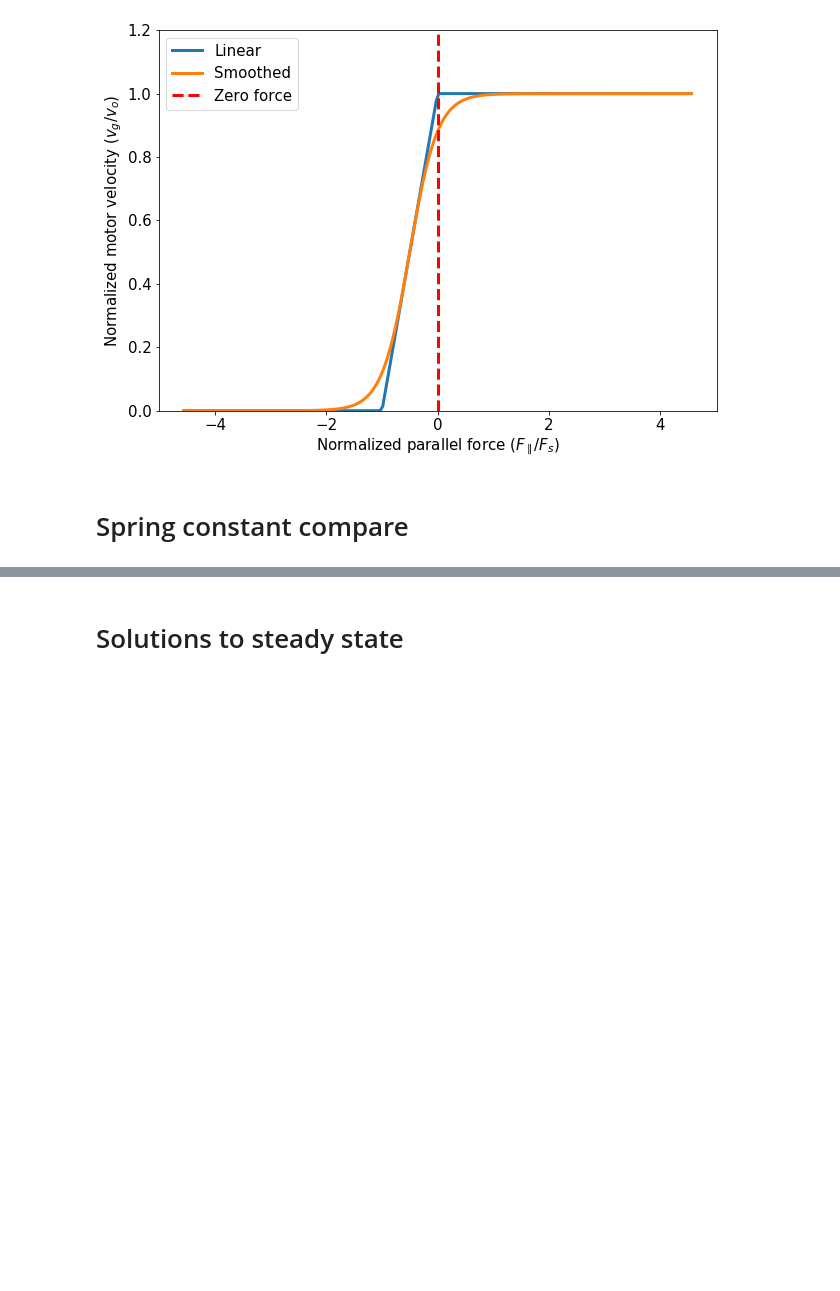
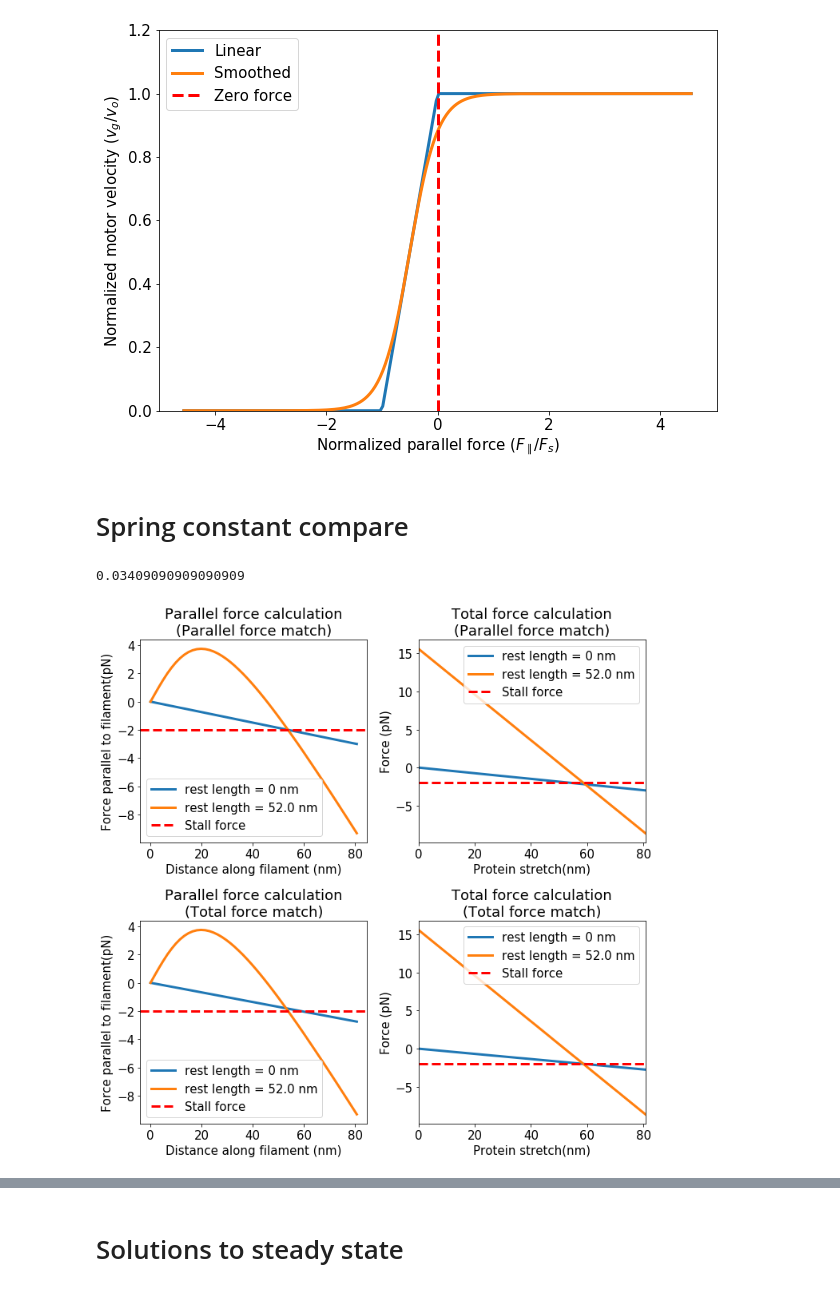
Before and after one commit to lamsoa729/FoXlink, a Jupyter notebook: notebooks/fokker_planck_misc.ipynb, the cells around one changed output, grey strips where cells are left out. Saved outputs shown, nothing was run; the diff lists cells and outputs as text; code cells hidden in the pictures; blank space fills up the shorter version.

```diff
--- a/notebooks/fokker_planck_misc.ipynb
+++ b/notebooks/fokker_planck_misc.ipynb
@@ -123,6 +123,60 @@ def get_nzrl_parallel_force(x, ks, ho, sep):
 # %%
 def get_nzrl_force(h, ks, ho):
     return -1.*ks*(h-ho)
+# %%
+#print(ks)
+ks_new1 = 0.03715512882326001
+ks_new2 = get_zrl_spring_const(ks, fs, ho, sep)
+#print("Matching distance along filament for parallel:", fs/ks_new1)
+#print("Matching distance for parallel:", np.sqrt((fs/ks_new1)**2+sep**2))
+#print(get_zrl_parallel_force(fs/ks_new1, ks, ho, sep))
+
+x = np.linspace(0,1.5*fs/ks_new1, 50)
+
+fig, axarr = plt.subplots(2,2,figsize=(10,10))
+axarr[0,0].plot(x, -ks_new1*x, label='rest length = 0 nm')
+axarr[0,0].plot(x, get_nzrl_parallel_force(x,ks,ho,sep), label="rest length = {} nm".format(ho))
+axarr[0,0].axhline(y=-fs, color='r', linestyle='--', label="Stall force")
+axarr[0,0].set_xlabel('Distance along filament (nm)')
+axarr[0,0].set_ylabel('Force parallel to filament(pN)')
+axarr[0,0].set_title('Parallel force calculation\n(Parallel force match)')
+axarr[0,0].legend()
+
+axarr[0,1].plot(x, -ks_new1*x, label='rest length = 0 nm')
+axarr[0,1].plot(x, get_nzrl_force(x,ks,ho), label="rest length = {} nm".format(ho))
+axarr[0,1].axhline(y=-fs, color='r', linestyle='--', label="Stall force")
+axarr[0,1].set_xlabel('Protein stretch(nm)')
+axarr[0,1].set_ylabel('Force (pN)')
+axarr[0,1].set_title('Total force calculation\n(Parallel force match)')
+axarr[0,1].set_xlim(0,1.5*fs/ks_new1)
+axarr[0,1].legend()
+#axarr[0].set_ylim(-5, 0)
+
+
+print(ks_new2)
+#print("Matching distance along filament for parallel:", np.sqrt((fs/ks_new1)**2 - sep**2))
+#print("Matching distance for general:", fs/ks_new2)
+#print(get_zrl_parallel_force(fs/ks_new1, ks, ho, sep))
+axarr[1,0].plot(x, -ks_new2*x, label='rest length = 0 nm')
+axarr[1,0].plot(x, get_nzrl_parallel_force(x,ks,ho,sep), label="rest length = {} nm".format(ho))
+axarr[1,0].axhline(y=-fs, color='r', linestyle='--', label="Stall force")
+axarr[1,0].set_xlabel('Distance along filament (nm)')
+axarr[1,0].set_ylabel('Force parallel to filament(pN)')
+axarr[1,0].set_title('Parallel force calculation\n(Total force match)')
+axarr[1,0].legend()
+axarr[1,1].plot(x, -ks_new2*x, label='rest length = 0 nm')
+axarr[1,1].plot(x, get_nzrl_force(x,ks,ho), label="rest length = {} nm".format(ho))
+axarr[1,1].axhline(y=-fs, color='r', linestyle='--', label="Stall force")
+axarr[1,1].set_xlabel('Protein stretch(nm)')
+axarr[1,1].set_ylabel('Force (pN)')
+axarr[1,1].set_title('Total force calculation\n(Total force match)')
+axarr[1,1].set_xlim(0,1.5*fs/ks_new1)
+axarr[1,1].legend()
+#axarr[1].set_ylim(-5, 0)
+plt.tight_layout()
+# %% [output]
+0.03409090909090909
+[figure, added]
 # %%
 #print(ks)
 ks_new1 = 0.03715512882326001
```
Also changed, not shown: parts of 1 cell of this notebook, 3 other files.
